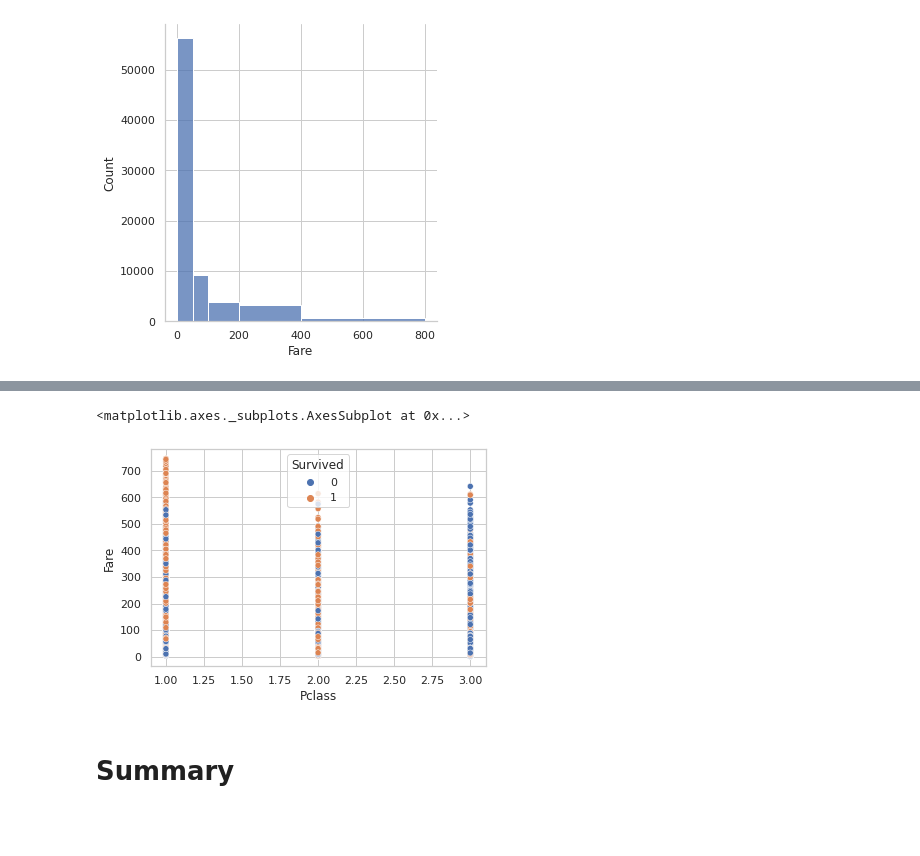
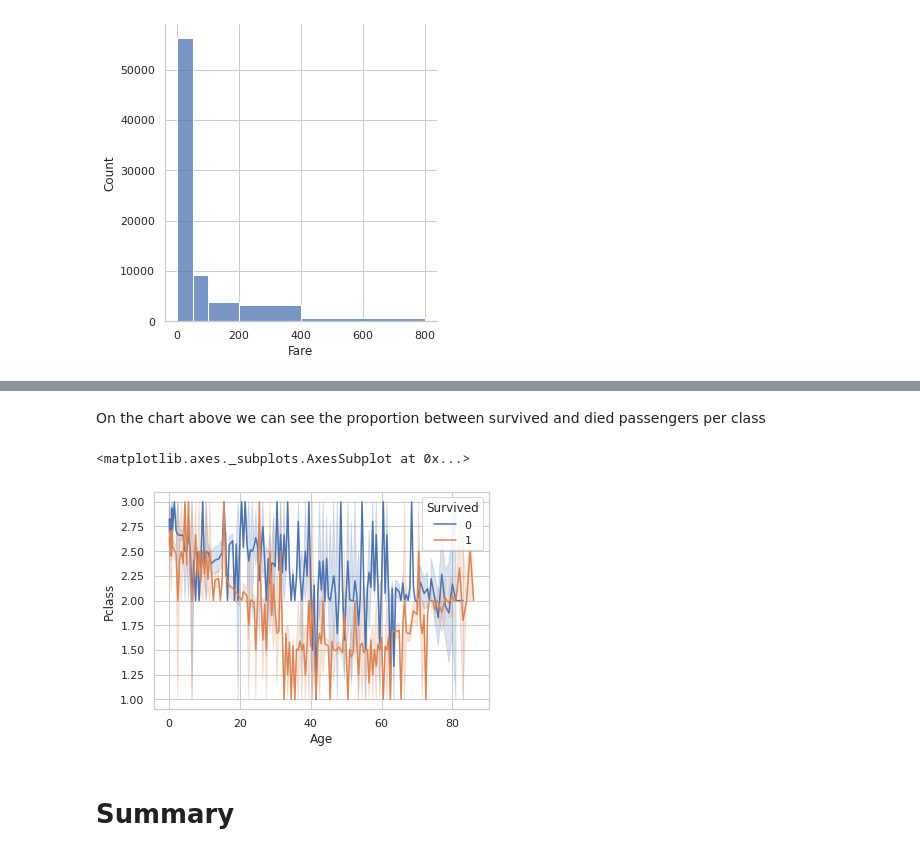
Before and after one commit to McReader/ml-intro, a Jupyter notebook: 2_data_exploration/eda.ipynb, the cells around one changed output, grey strips where cells are left out. Saved outputs shown, nothing was run; the diff lists cells and outputs as text; code cells hidden in the pictures; blank space fills up the shorter version.

```diff
--- a/2_data_exploration/eda.ipynb
+++ b/2_data_exploration/eda.ipynb
@@ -171,7 +164,9 @@ dtype: float64
+# %% [markdown]
+On the chart above we can see the proportion between survived and died passengers per class
 # %%
-sns.scatterplot(data=titanic_data, x="Pclass", y="Fare", hue="Survived")
+sns.lineplot(data=titanic_data, x="Age", y="Pclass", hue="Survived")
 # %% [output]
 <matplotlib.axes._subplots.AxesSubplot at 0x...>
-[figure, old version]
+[figure, new version]
 # %% [markdown]
 # Summary
```
Also changed, not shown: parts of 5 cells of this notebook.
